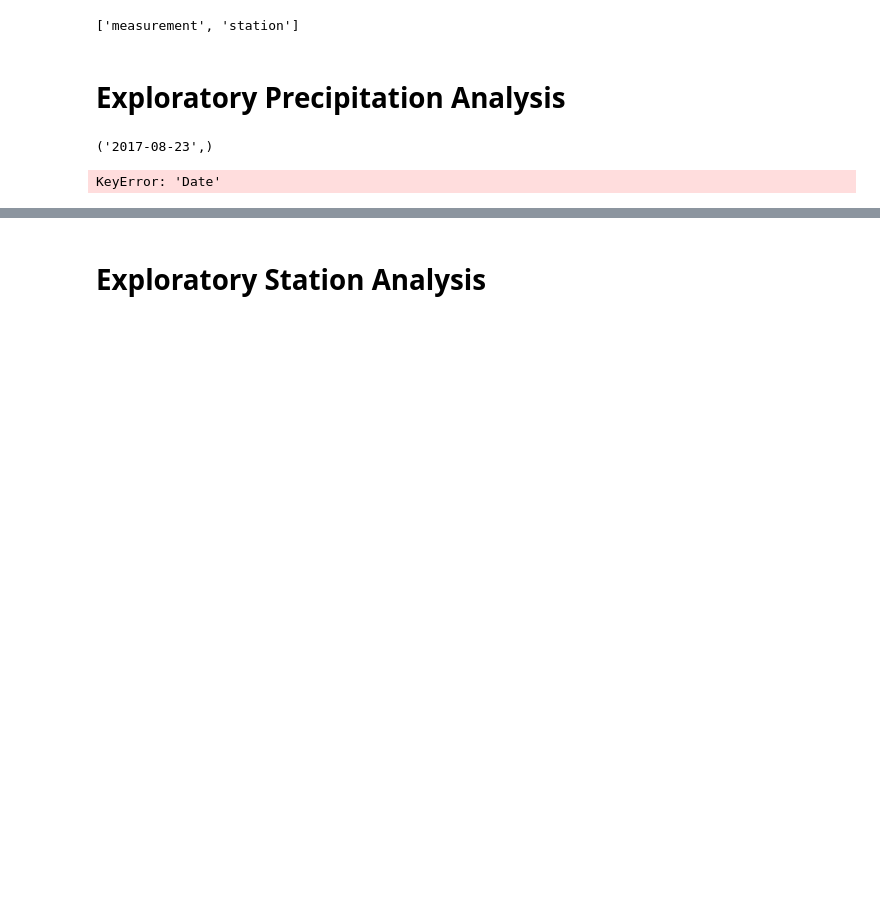
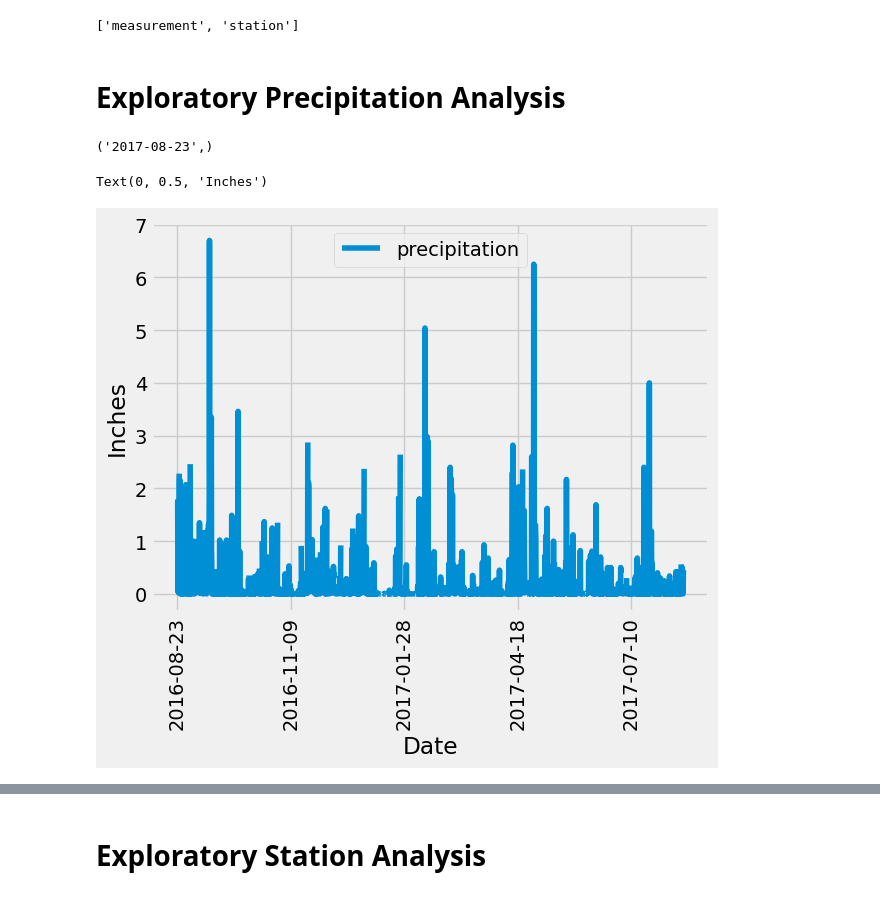
Before and after one commit to Sindu7/sqlalchemy_challenge, a Jupyter notebook: SurfsUp/climate_starter.ipynb, the cells around one changed output, grey strips where cells are left out. Drawn from its saved outputs; the diff is of its cells as text; code cells hidden in the pictures; blank space fills up the shorter version.

```diff
--- a/SurfsUp/climate_starter.ipynb
+++ b/SurfsUp/climate_starter.ipynb
@@ -45,28 +45,32 @@ session.query(measurement.date).order_by(measurement.date.desc()).first()
 # %%
 # Design a query to retrieve the last 12 months of precipitation data and plot the results.
 # Starting from the most recent data point in the database.
 session.query(measurement.date).order_by(measurement.date.desc()).first()
 # Calculate the date one year from the last date in data set.
 session.query(measurement.prcp, measurement.date).\
     filter(measurement.date >= '2016-08-23').all()
 
+most_recent_date = session.query(func.max(measurement.date)).scalar()
+one_year_ago = (pd.to_datetime(most_recent_date) - pd.DateOffset(years=1)).strftime('%Y-%m-%d')
+
 
 # Perform a query to retrieve the data and precipitation scores
-results = session.query(measurement.date, measurement.prcp).filter(measurement.date >= old_date).all()
+results = session.query(measurement.date, measurement.prcp).filter(measurement.date >= one_year_ago).all()
 
 # Save the query results as a Pandas DataFrame. Explicitly set the column names
 df = pd.DataFrame(results, columns=['date', 'precipitation'])
 
 
 # Sort the dataframe by date
-df = df.sort_values('Date')
+df = df.sort_values('date')
 
 
 # Use Pandas Plotting with Matplotlib to plot the data
 df.plot(x='date', y='precipitation', rot=90)
 plt.xlabel("Date")
 plt.ylabel("Inches")
 # %% [output]
-KeyError: 'Date'
+Text(0, 0.5, 'Inches')
+[figure, added]
 # %%
 # Use Pandas to calculate the summary statistics for the precipitation data
```
Also changed, not shown: parts of 5 cells of this notebook.
